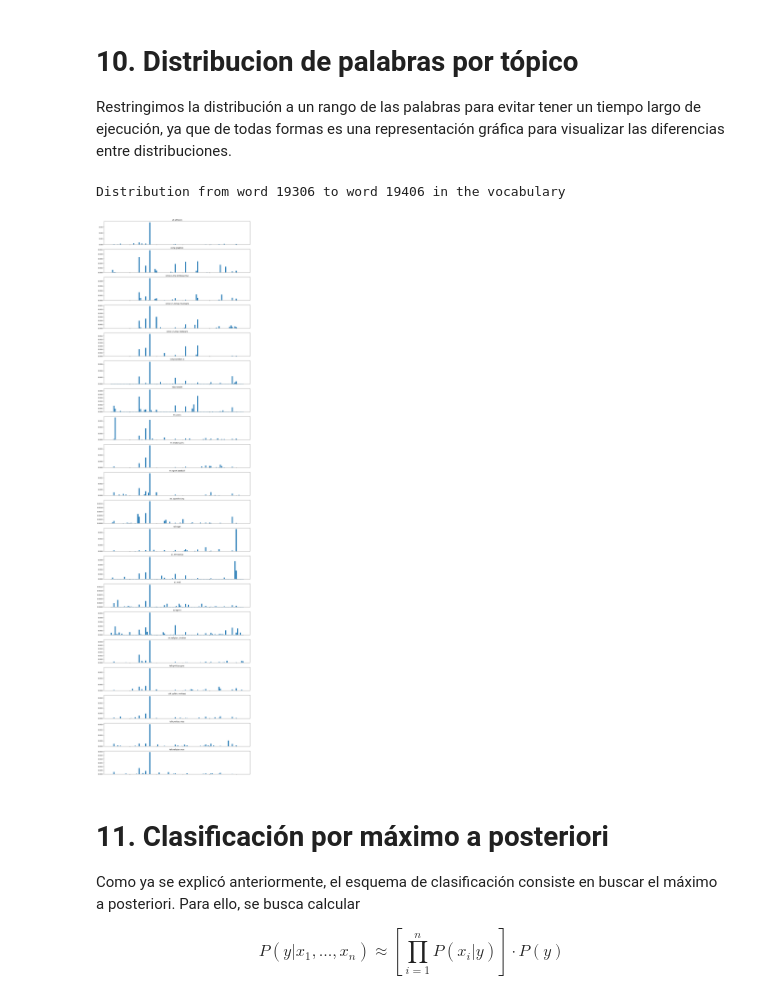
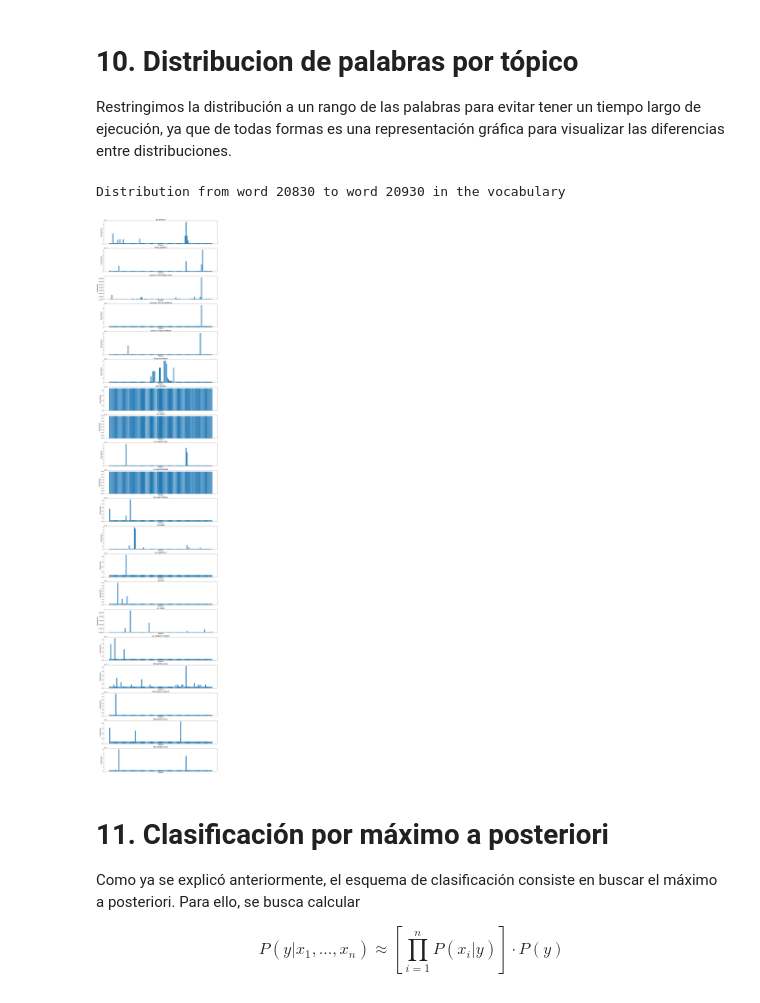
Before and after one commit to Kammann123/nn-tp1, a Jupyter notebook: notebooks/tp1-ej1-analysis.ipynb, the cells around one changed output. Cells and saved outputs as stored; diff of their text form; code cells hidden in the pictures.

```diff
--- a/notebooks/tp1-ej1-analysis.ipynb
+++ b/notebooks/tp1-ej1-analysis.ipynb
@@ -228,6 +231,9 @@ El proceso de tokenización implica tomar el texto e identificar todas las palab
 from sklearn.feature_extraction.text import CountVectorizer, TfidfVectorizer
 
 # Importing and testing the CountVectorizer class of sklearn
-vectorizer = TfidfVectorizer(tokenizer=tokenize, min_df=2)
+#
+# NOTE! Could set tokenizer=tokenize to use preprocessing algorithm,
+# but optional because this is just an analysis notebook!
+vectorizer = TfidfVectorizer(stop_words='english')
 train_input = vectorizer.fit_transform(train_raw_input)
 # %% [output]
@@ -340,22 +370,24 @@ Restringimos la distribución a un rango de las palabras para evitar tener un ti
 # %%
 # Parameters of the reduced data set
 qty_word = 100
 min_word_index = np.random.randint(0, len(vectorizer.get_feature_names()))
 max_word_index = min_word_index + qty_word
 
 # Logging...
 print(f'Distribution from word {min_word_index} to word {max_word_index} in the vocabulary')
 
 # Bar plot with the conditioned distribution for each topic
-fig, ax = plt.subplots(len(categories), figsize=(18, 70))
+fig, ax = plt.subplots(len(categories), figsize=(18, 90))
 for index, category in enumerate(categories):
     ax[index].bar(np.arange(min_word_index, max_word_index), word_distribution[index,min_word_index:max_word_index])
-    ax[index].set_title(category)
+    ax[index].set_title(category, fontsize=15)
     ax[index].tick_params(labelbottom=False)
+    ax[index].set_xlabel('Palabras', fontsize=12)
+    ax[index].set_ylabel('Probabilidad', fontsize=12)
 plt.show()
 # %% [output]
-Distribution from word 19306 to word 19406 in the vocabulary
+Distribution from word 20830 to word 20930 in the vocabulary
-[figure, old version]
+[figure, new version]
 # %% [markdown]
 # 11. Clasificación por máximo a posteriori
 Como ya se explicó anteriormente, el esquema de clasificación consiste en buscar el máximo a posteriori. Para ello, se busca calcular
```
Also changed, not shown: parts of 28 cells of this notebook, 3 other files.
